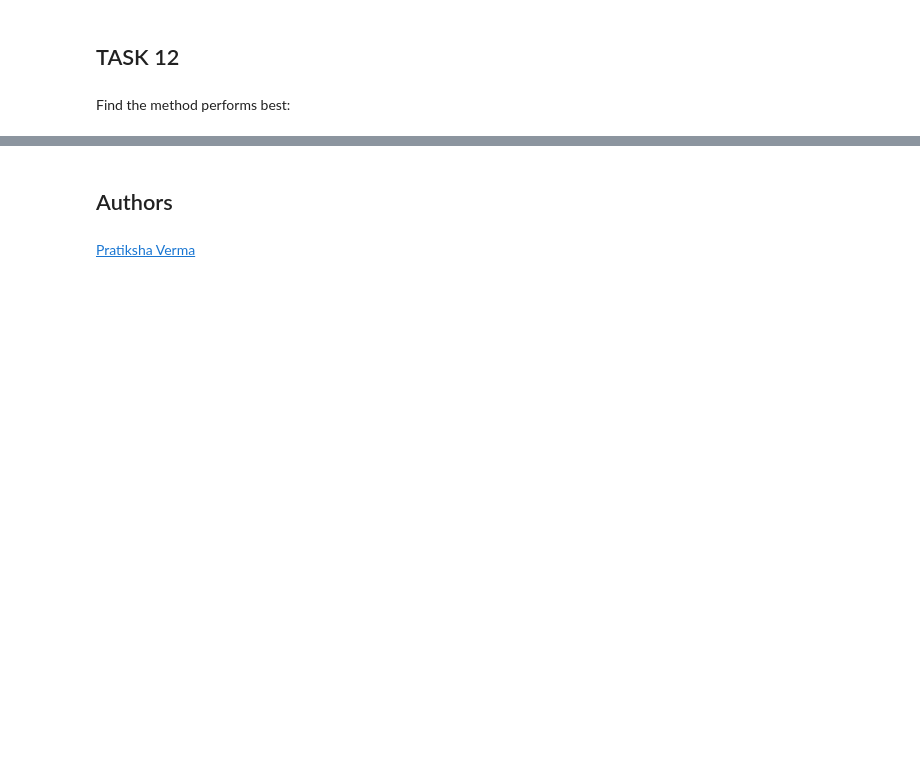
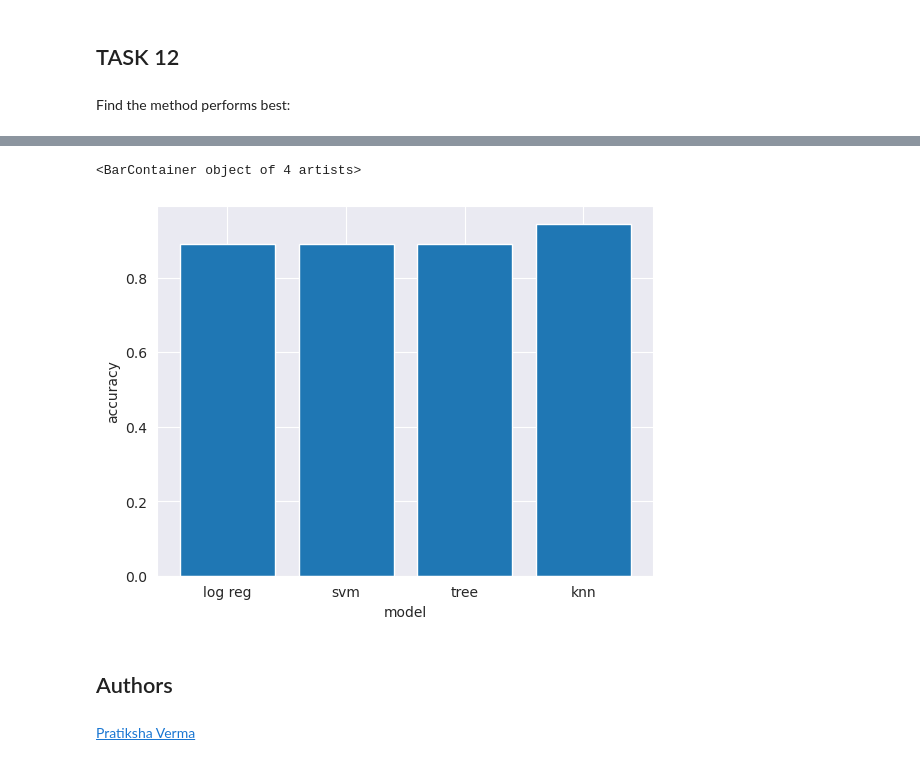
Before and after one commit to VectorTensor/DataScience-Capstone, a Jupyter notebook: SpaceX_Machine Learning Prediction_Part_5.ipynb, the cells around one changed output, grey strips where cells are left out. Cells and saved outputs as stored; diff of their text form; code cells hidden in the pictures; blank space fills up the shorter version.

```diff
--- a/SpaceX_Machine Learning Prediction_Part_5.ipynb
+++ b/SpaceX_Machine Learning Prediction_Part_5.ipynb
@@ -222,4 +222,4 @@ accuracy : 0.8464285714285713
 # %% [markdown]
 Calculate the accuracy on the test data using the method <code>score</code>:
 # %%
-logreg_cv.score(X_test,Y_test)
+log_acc = logreg_cv.score(X_test,Y_test)
@@ -266,4 +264,4 @@ accuracy : 0.8482142857142856
 # %% [markdown]
 Calculate the accuracy on the test data using the method <code>score</code>:
 # %%
-svm_cv.score(X_test,Y_test)
+svm_acc  = svm_cv.score(X_test,Y_test)
@@ -333,4 +329,4 @@ accuracy : 0.8714285714285713
 # %% [markdown]
 Calculate the accuracy of tree_cv on the test data using the method <code>score</code>:
 # %%
-tree_cv.score(X_test,Y_test)
+tree_acc = tree_cv.score(X_test,Y_test)
@@ -374,4 +368,4 @@ accuracy : 0.8482142857142858
 # %% [markdown]
 Calculate the accuracy of knn_cv on the test data using the method <code>score</code>:
 # %%
-knn_cv.score(X_test,Y_test)
+knn_acc = knn_cv.score(X_test,Y_test)
@@ -451,3 +443,14 @@ weighted avg       0.87      0.83      0.81        18
+# %%
+#bar chart for accuracy
+import matplotlib.pyplot as plt
+x = [log_acc,svm_acc,tree_acc,knn_acc]
+y=['log reg','svm','tree','knn']
+plt.xlabel('model')
+plt.ylabel('accuracy')
+plt.bar(y,x)
+# %% [output]
+<BarContainer object of 4 artists>
+[figure, added]
 # %% [markdown]
 ## Authors
 # %% [markdown]
```
Also changed, not shown: parts of 20 cells of this notebook, 4 other files.
